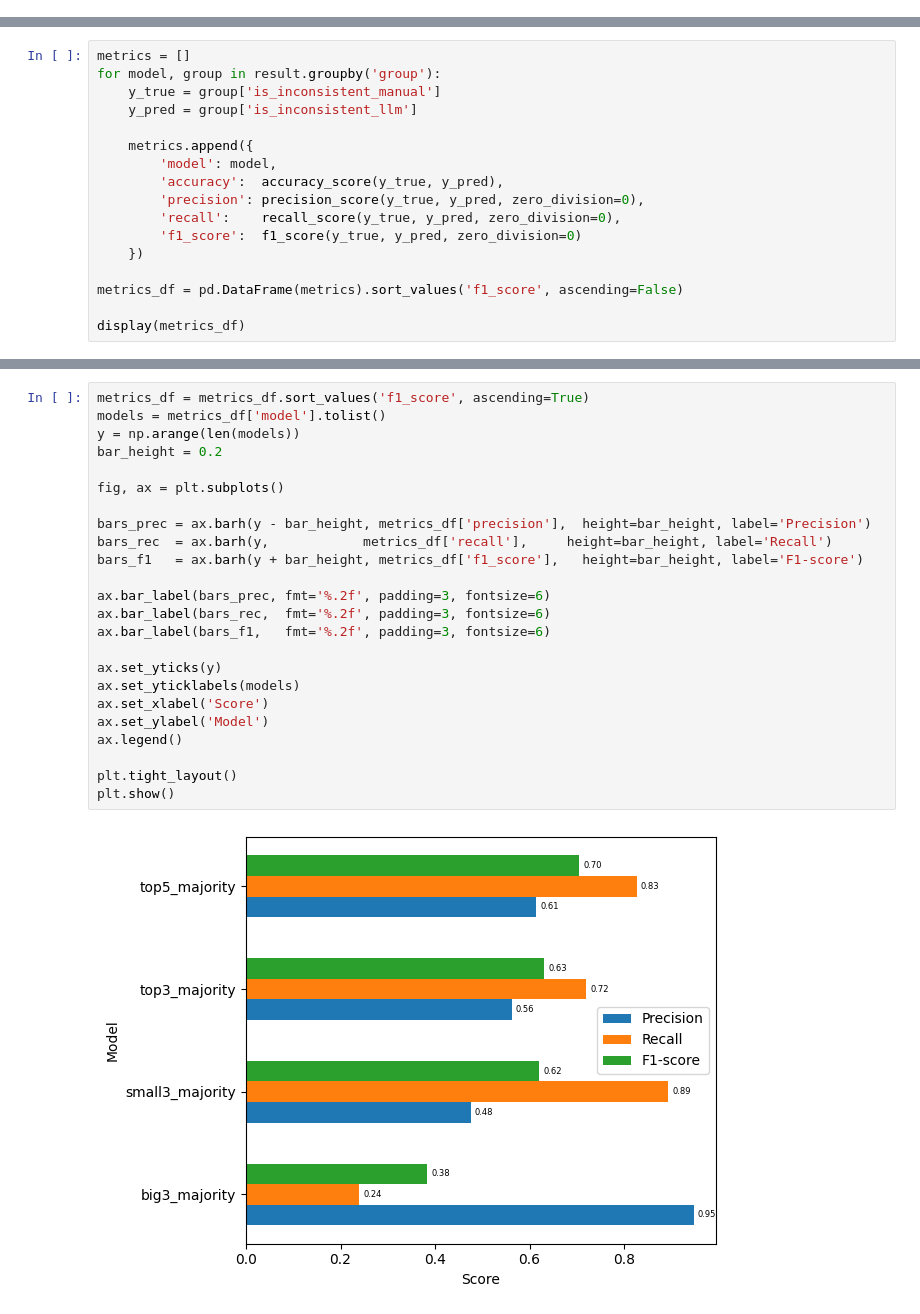
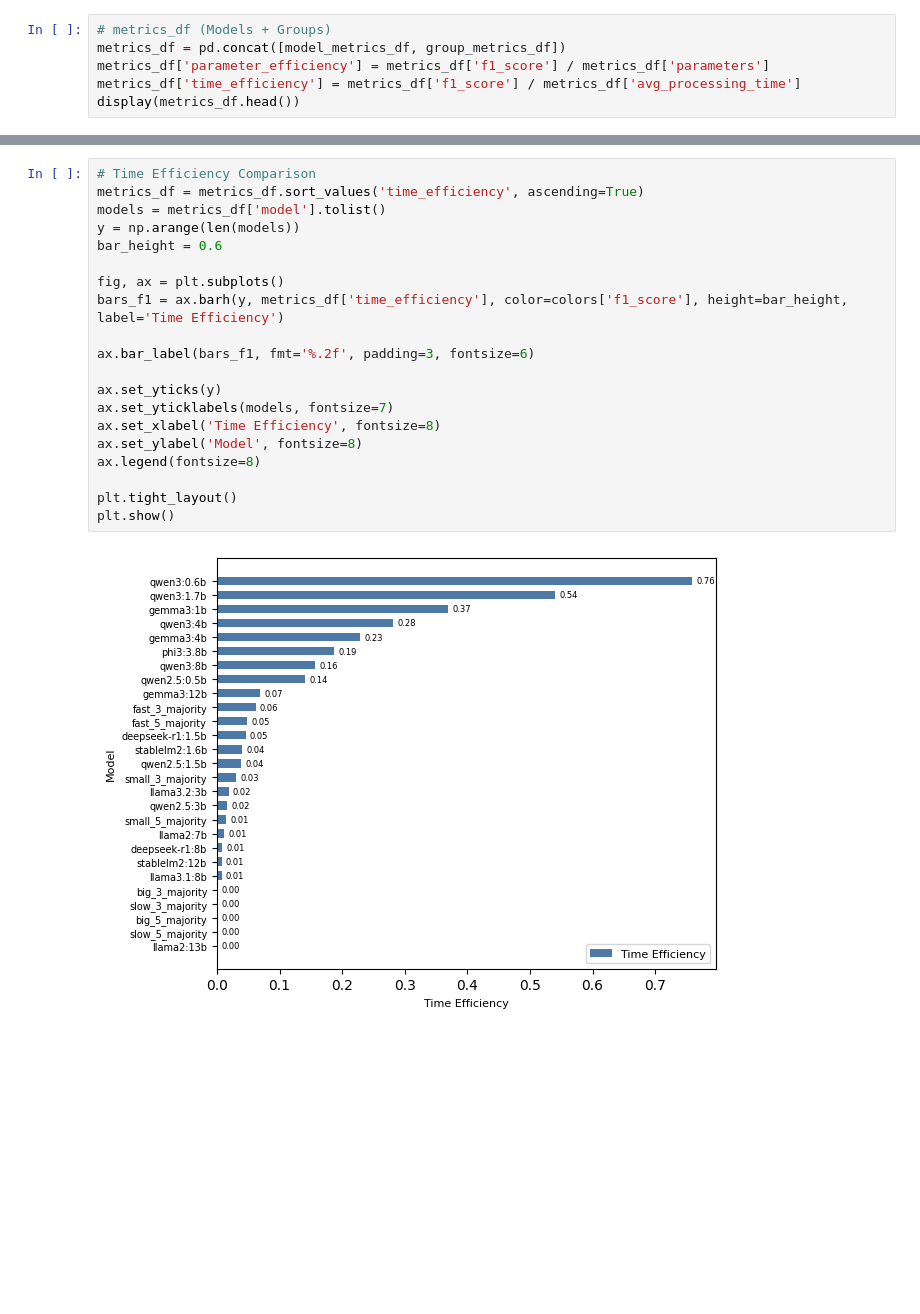
Before and after one commit to gab-berger/dsbd_tcc_rating_classification, a Jupyter notebook: exploration_notebooks/exp_llm_predictions.ipynb, the cells around one changed output, grey strips where cells are left out. Saved outputs shown, nothing was run; the diff lists cells and outputs as text; blank space fills up the shorter version.

```diff
--- a/exploration_notebooks/exp_llm_predictions.ipynb
+++ b/exploration_notebooks/exp_llm_predictions.ipynb
@@ -112,0 +217,6 @@ display(metrics_df)
+# %%
+# metrics_df (Models + Groups)
+metrics_df = pd.concat([model_metrics_df, group_metrics_df])
+metrics_df['parameter_efficiency'] = metrics_df['f1_score'] / metrics_df['parameters']
+metrics_df['time_efficiency'] = metrics_df['f1_score'] / metrics_df['avg_processing_time']
+display(metrics_df.head())
@@ -229,17 +273,0 @@ display(result[result['group']=='top5_majority'].head())
-# %%
-metrics = []
-for model, group in result.groupby('group'):
-    y_true = group['is_inconsistent_manual']
-    y_pred = group['is_inconsistent_llm']
-
-    metrics.append({
-        'model': model,
-        'accuracy':  accuracy_score(y_true, y_pred),
-        'precision': precision_score(y_true, y_pred, zero_division=0),
-        'recall':    recall_score(y_true, y_pred, zero_division=0),
-        'f1_score':  f1_score(y_true, y_pred, zero_division=0)
-    })
-
-metrics_df = pd.DataFrame(metrics).sort_values('f1_score', ascending=False)
-
-display(metrics_df)
@@ -252,26 +274,22 @@ display(metrics_df)
 # %%
-metrics_df = metrics_df.sort_values('f1_score', ascending=True)
+# Time Efficiency Comparison
+metrics_df = metrics_df.sort_values('time_efficiency', ascending=True)
 models = metrics_df['model'].tolist()
 y = np.arange(len(models))
-bar_height = 0.2
+bar_height = 0.6
 
 fig, ax = plt.subplots()
+bars_f1 = ax.barh(y, metrics_df['time_efficiency'], color=colors['f1_score'], height=bar_height, label='Time Efficiency')
 
-bars_prec = ax.barh(y - bar_height, metrics_df['precision'],  height=bar_height, label='Precision')
-bars_rec  = ax.barh(y,            metrics_df['recall'],     height=bar_height, label='Recall')
-bars_f1   = ax.barh(y + bar_height, metrics_df['f1_score'],   height=bar_height, label='F1-score')
-
-ax.bar_label(bars_prec, fmt='%.2f', padding=3, fontsize=6)
-ax.bar_label(bars_rec,  fmt='%.2f', padding=3, fontsize=6)
-ax.bar_label(bars_f1,   fmt='%.2f', padding=3, fontsize=6)
+ax.bar_label(bars_f1, fmt='%.2f', padding=3, fontsize=6)
 
 ax.set_yticks(y)
-ax.set_yticklabels(models)
-ax.set_xlabel('Score')
-ax.set_ylabel('Model')
-ax.legend()
+ax.set_yticklabels(models, fontsize=7)
+ax.set_xlabel('Time Efficiency', fontsize=8)
+ax.set_ylabel('Model', fontsize=8)
+ax.legend(fontsize=8)
 
 plt.tight_layout()
 plt.show()
 # %% [output]
-[figure, old version]
+[figure, new version]
```
Also changed, not shown: parts of 13 cells of this notebook.
